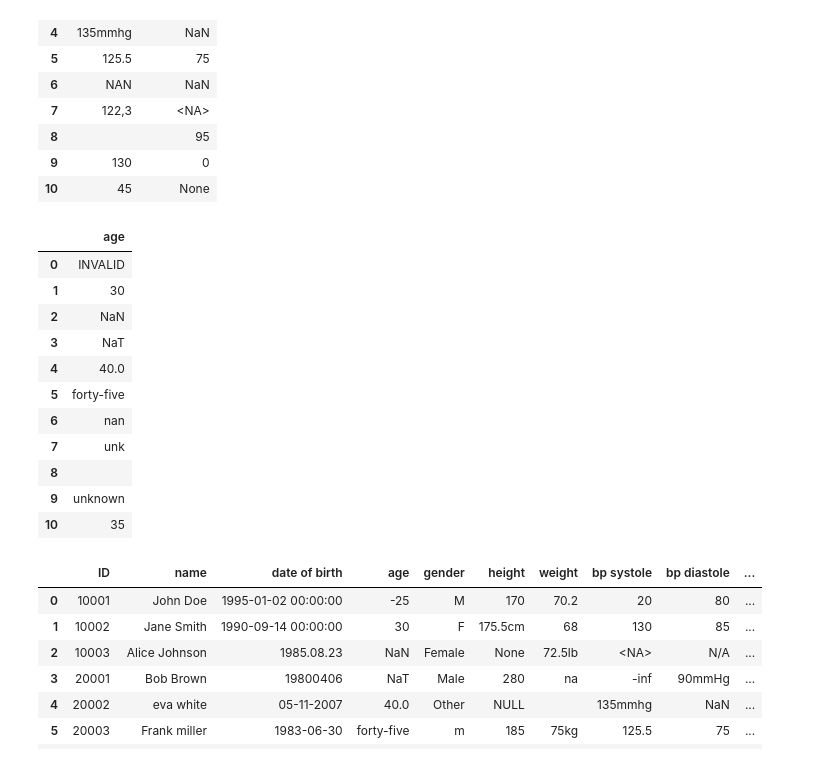
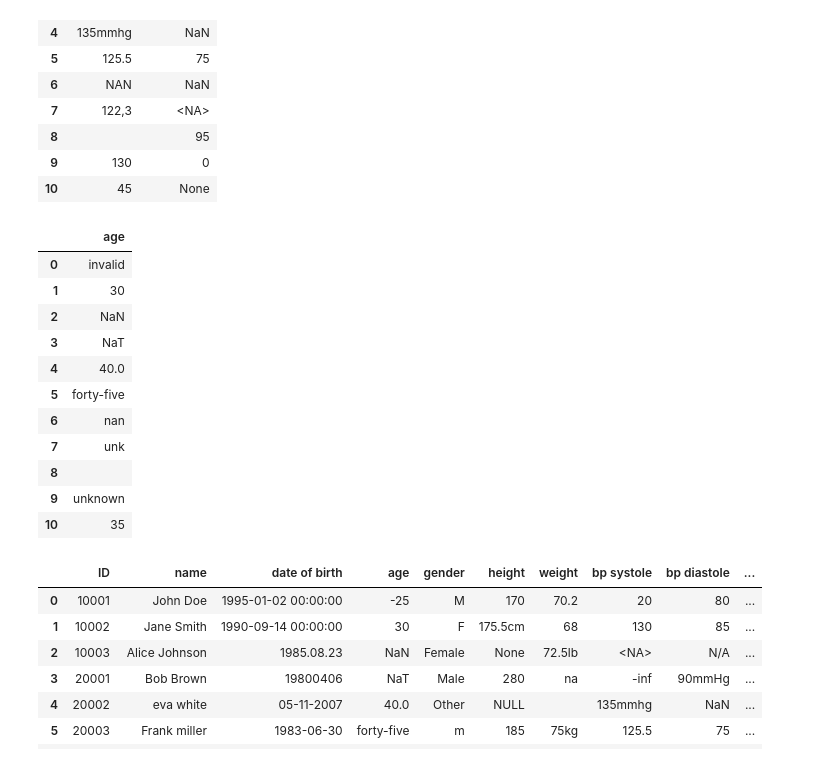
Before and after one commit to MartinVoelkl94/dukit, a Jupyter notebook: interactive_demo.ipynb, the cells around one changed output. Saved outputs shown, nothing was run; the diff lists cells and outputs as text; code cells hidden in the pictures.

```diff
--- a/interactive_demo.ipynb
+++ b/interactive_demo.ipynb
@@ -181,11 +189,12 @@ df.dk.qs('%?bp')
 | 9 | 130 | 0 |
 | 10 | 45 | None |
 # %%
-#get specific values (without changing the row selection)
-df.dk.qs(r'age  %%%<0  =INVALID')
+#get specific values
+#(without changing the row selection)
+df.dk.qs(r'age  %%%<0  =invalid')
 # %% [output]
 |  | age |
-| 0 | INVALID |
+| 0 | invalid |
 | 1 | 30 |
 | 2 | NaN |
 | 3 | NaT |
```
Also changed, not shown: parts of 18 cells of this notebook, 2 other files.
